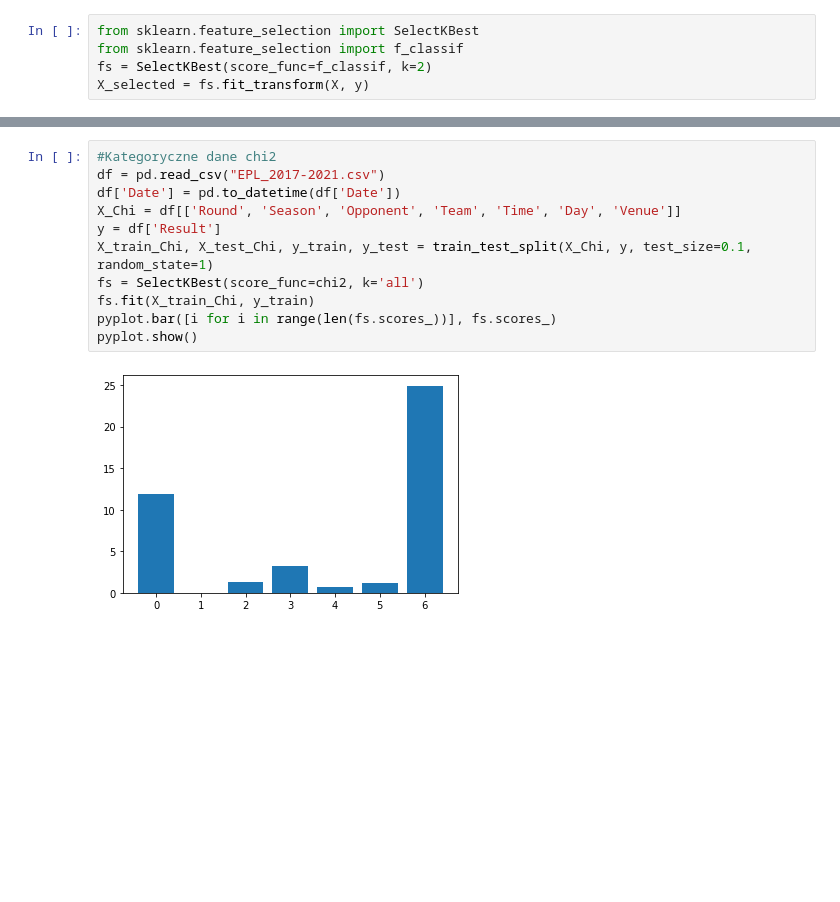
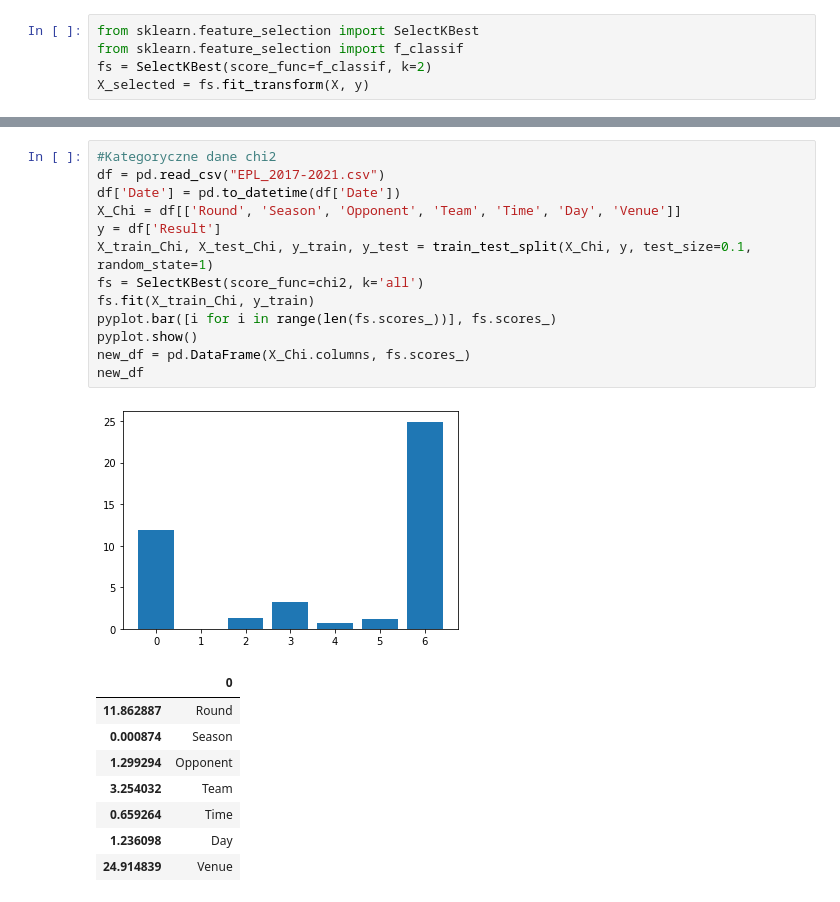
Before and after one commit to Wirus3k/Football_Predictions, a Jupyter notebook: Data Scraping/PremierLeague/EPL_Machine_Learning.ipynb, the cells around one changed output, grey strips where cells are left out. Saved outputs shown, nothing was run; the diff lists cells and outputs as text; blank space fills up the shorter version.

```diff
--- a/Data Scraping/PremierLeague/EPL_Machine_Learning.ipynb
+++ b/Data Scraping/PremierLeague/EPL_Machine_Learning.ipynb
@@ -282,16 +282,26 @@ X_table
 # %%
 #Kategoryczne dane chi2
 df = pd.read_csv("EPL_2017-2021.csv")
 df['Date'] = pd.to_datetime(df['Date'])
 X_Chi = df[['Round', 'Season', 'Opponent', 'Team', 'Time', 'Day', 'Venue']]
 y = df['Result']
 X_train_Chi, X_test_Chi, y_train, y_test = train_test_split(X_Chi, y, test_size=0.1, random_state=1)
 fs = SelectKBest(score_func=chi2, k='all')
 fs.fit(X_train_Chi, y_train)
 pyplot.bar([i for i in range(len(fs.scores_))], fs.scores_)
 pyplot.show()
+new_df = pd.DataFrame(X_Chi.columns, fs.scores_)
+new_df
 # %% [output]
 [figure]
+|  | 0 |
+| 11.862887 | Round |
+| 0.000874 | Season |
+| 1.299294 | Opponent |
+| 3.254032 | Team |
+| 0.659264 | Time |
+| 1.236098 | Day |
+| 24.914839 | Venue |
 # %%
 #Dane numeryczne anova
 df = pd.read_csv("EPL_2017-2021.csv")
```
Also changed, not shown: parts of 5 cells of this notebook.
